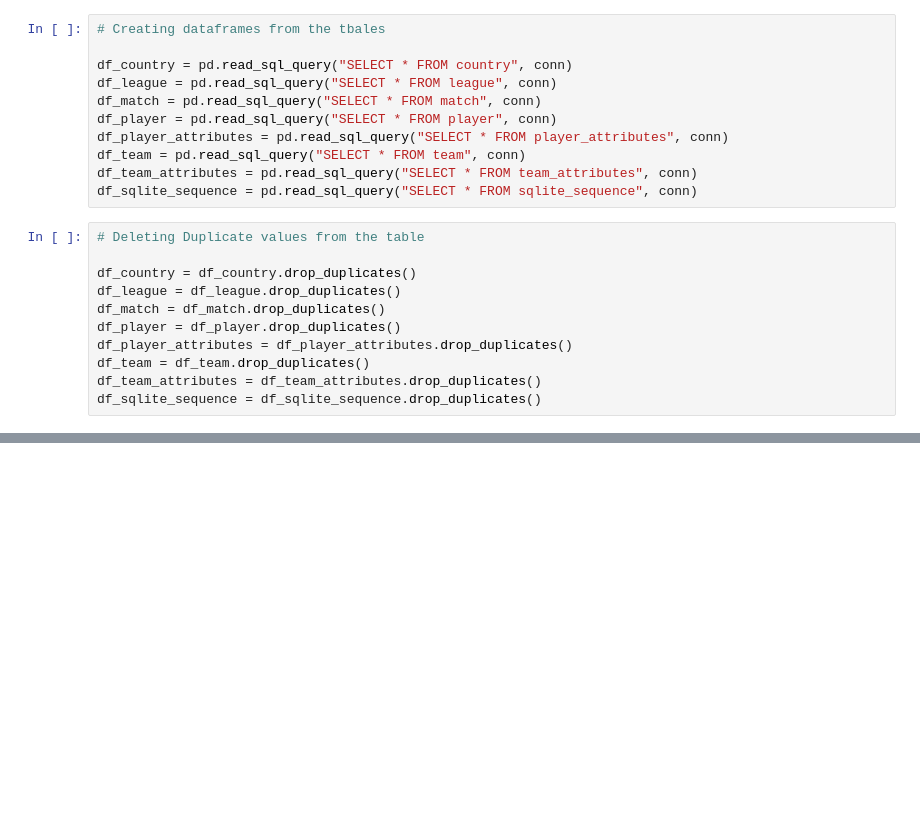
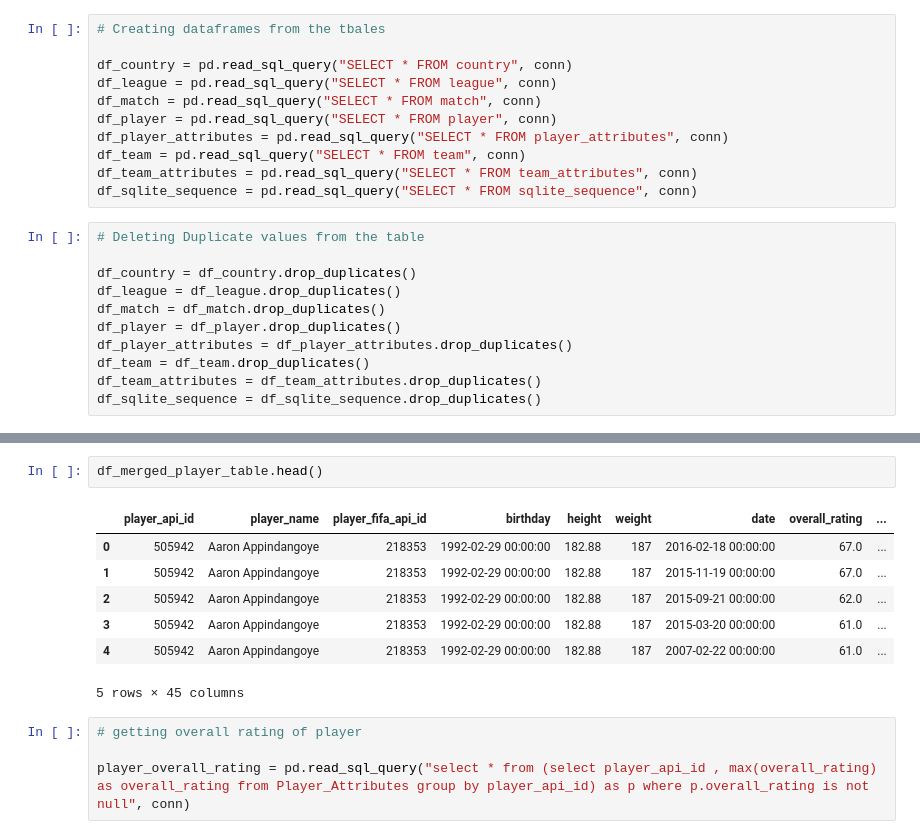
Before and after one commit to ravi7522/Football-Prediction, a Jupyter notebook: data_preprocessing_table_merge.ipynb, the cells around one changed output, grey strips where cells are left out. Cells and saved outputs as stored; diff of their text form; blank space fills up the shorter version.

```diff
--- a/data_preprocessing_table_merge.ipynb
+++ b/data_preprocessing_table_merge.ipynb
@@ -97,0 +119,14 @@ season stage date home_team_goal away_team_goal home_player_X1 home_player_X2 ho
+# %%
+df_merged_player_table.head()
+# %% [output]
+|  | player_api_id | player_name | player_fifa_api_id | birthday | height | weight | date | overall_rating | ... |
+| 0 | 505942 | Aaron Appindangoye | 218353 | 1992-02-29 00:00:00 | 182.88 | 187 | 2016-02-18 00:00:00 | 67.0 | ... |
+| 1 | 505942 | Aaron Appindangoye | 218353 | 1992-02-29 00:00:00 | 182.88 | 187 | 2015-11-19 00:00:00 | 67.0 | ... |
+| 2 | 505942 | Aaron Appindangoye | 218353 | 1992-02-29 00:00:00 | 182.88 | 187 | 2015-09-21 00:00:00 | 62.0 | ... |
+| 3 | 505942 | Aaron Appindangoye | 218353 | 1992-02-29 00:00:00 | 182.88 | 187 | 2015-03-20 00:00:00 | 61.0 | ... |
+| 4 | 505942 | Aaron Appindangoye | 218353 | 1992-02-29 00:00:00 | 182.88 | 187 | 2007-02-22 00:00:00 | 61.0 | ... |
+5 rows × 45 columns
+# %%
+# getting overall rating of player
+
+player_overall_rating = pd.read_sql_query("select * from (select player_api_id , max(overall_rating) as overall_rating from Player_Attributes group by player_api_id) as p where p.overall_rating is not null", conn)
```
Also changed, not shown: parts of 23 cells of this notebook, 2 other files.
